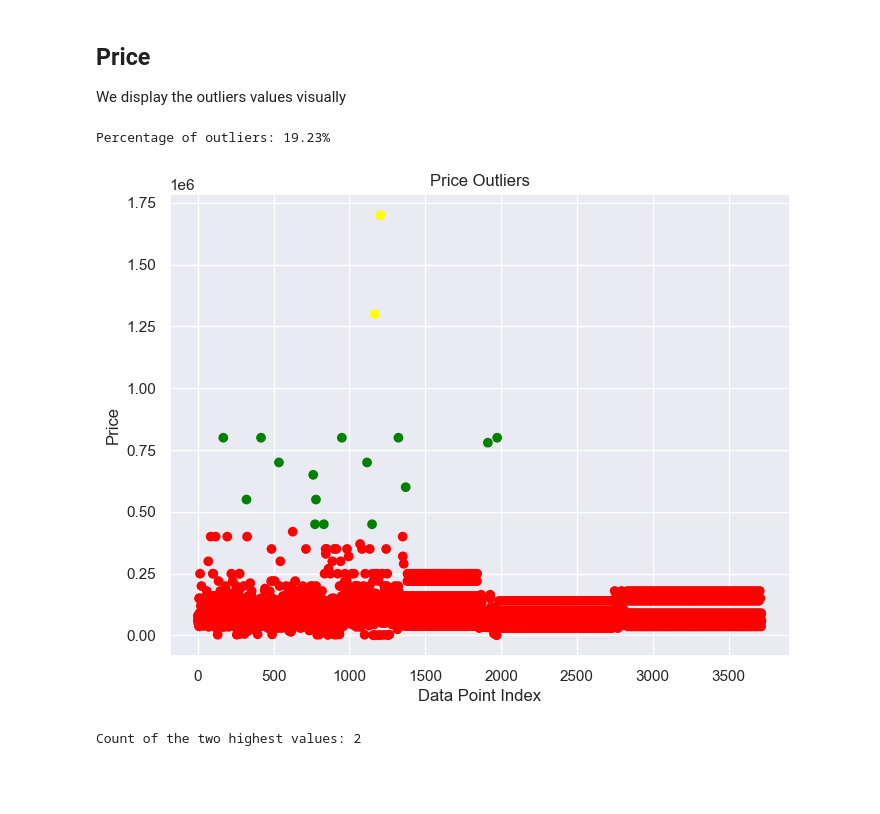
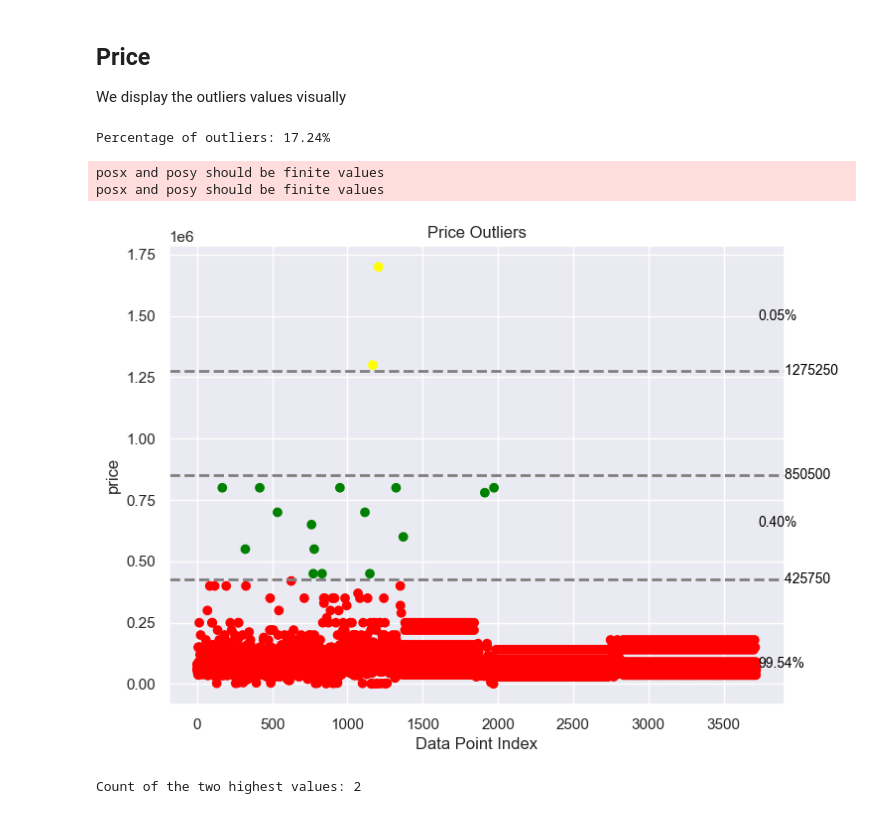
Before and after one commit to ChedvaWiener/airbnb, a Jupyter notebook: housePrice.ipynb, the cells around one changed output. Drawn from its saved outputs; the diff is of its cells as text; code cells hidden in the pictures; blank space fills up the shorter version.

```diff
--- a/housePrice.ipynb
+++ b/housePrice.ipynb
@@ -429,23 +481,44 @@ We display the outliers values visually
 # %%
 # Isolation Forest for outlier detection
 X = dfM2[['price']]
 iso_forest = IsolationForest(contamination=0.2)
 outliers = iso_forest.fit_predict(X)
 
 outlier_percentage = (sum(outliers == -1) / len(outliers)) * 100
 print(f"\033[1mPercentage of outliers: {outlier_percentage:.2f}%\033[0m")
 
-dfM2['color_category'] = pd.cut(dfM2['price'], bins=4, labels=['red', 'green', 'blue', 'yellow'])
+# Define color categories and boundaries
+color_categories = ['red', 'green', 'blue', 'yellow']
+bin_edges = pd.cut(dfM2['price'], bins=4, labels=color_categories, retbins=True)[1]
+
+dfM2['color_category'] = pd.cut(dfM2['price'], bins=4, labels=color_categories)
 
 plt.figure(figsize=(8, 6))
 plt.scatter(x=range(len(dfM2['price'])), y=dfM2['price'], c=dfM2['color_category'])
 plt.title("Price Outliers")
+
+# Add vertical lines for category boundaries
+for idx, edge in enumerate(bin_edges[1:-1]):
+    plt.axhline(edge, color='grey', linestyle='--', linewidth=2)
+
+    # Add labels for category boundaries
+    plt.text(len(dfM2['size']) + 10, edge, f'       {int(edge)}', color='black', fontsize=10, verticalalignment='center')
+
 plt.xlabel("Data Point Index")
-plt.ylabel("Price")
+plt.ylabel("price")
+
+# Add text annotations for percentage
+for category in color_categories:
+    category_percentage = (sum(dfM2['color_category'] == category) / len(dfM2['color_category'])) * 100
+    plt.text(len(dfM2['price']) + 10, dfM2[dfM2['color_category'] == category]['price'].mean(),
+             f'{category_percentage:.2f}%', color='black', fontsize=10, verticalalignment='center')
+
 plt.show()
 # %% [output]
-Percentage of outliers: 19.23%
+Percentage of outliers: 17.24%
+posx and posy should be finite values
+posx and posy should be finite values
-[figure, old version]
+[figure, new version]
 # %%
 highest_values = dfM2['price'].nlargest(2)
 
```
Also changed, not shown: parts of 42 cells of this notebook.
